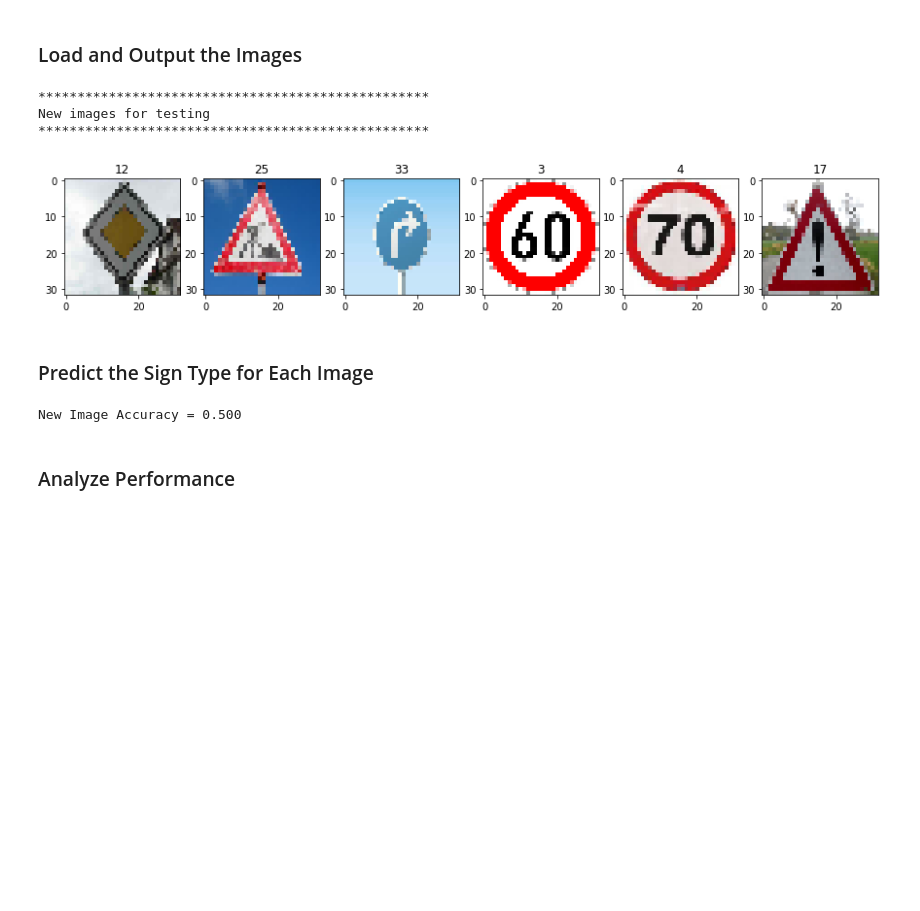
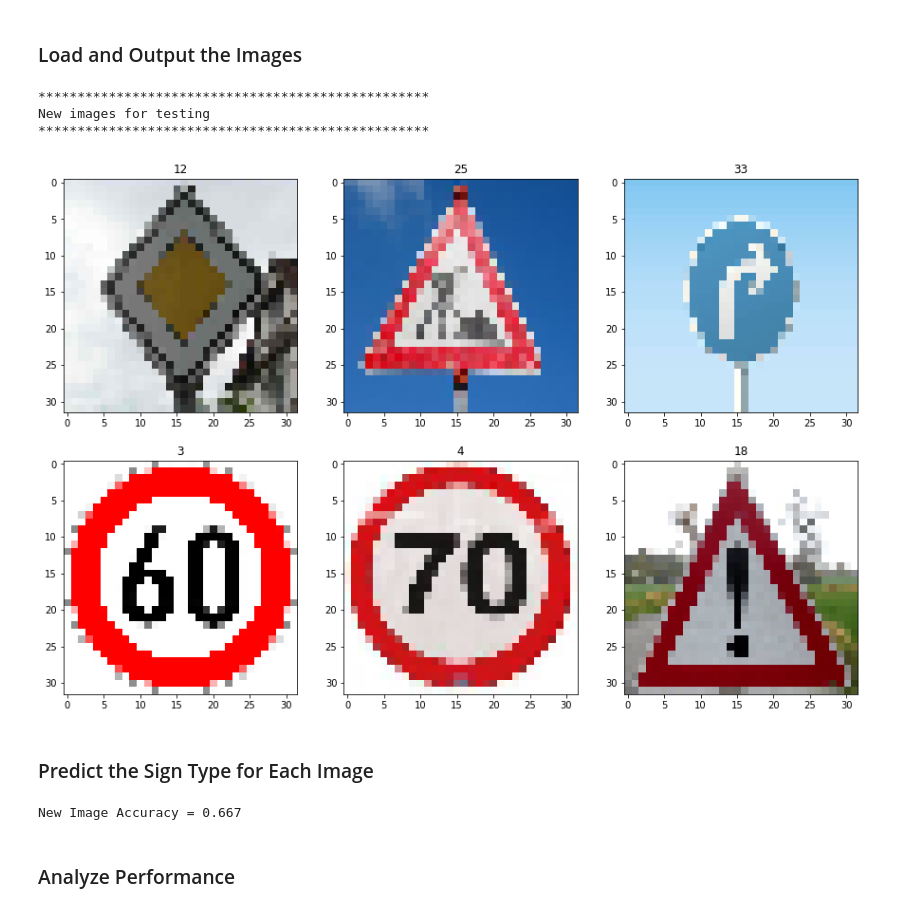
Before and after one commit to mikedef/Traffic-Sign-Classifier-Project, a Jupyter notebook: Traffic_Sign_Classifier.ipynb, the cells around one changed output. Saved outputs shown, nothing was run; the diff lists cells and outputs as text; code cells hidden in the pictures; blank space fills up the shorter version.

```diff
--- a/Traffic_Sign_Classifier.ipynb
+++ b/Traffic_Sign_Classifier.ipynb
@@ -529,29 +544,29 @@ You may find `signnames.csv` useful as it contains mappings from the class id (i
 # %%
 ### Load the images and plot them here.
 sign_names = pd.read_csv('/home/mikedef/udacity/udacity-self-driving-car/CarND-Traffic-Sign-Classifier-Project/signnames.csv')
 new_images_directory = ['./GermanSign1.jpg', 'GermanSign2.jpg', 'GermanSign3.jpg', 'GermanSign4.jpg',
                         'GermanSign5.jpg', 'GermanSign6.jpg']
-new_image_labels = [12, 25, 33, 3, 4, 17]
+new_image_labels = [12, 25, 33, 3, 4, 18]
 
 new_images = read_new_images(new_images_directory)
 
 #Plot images
 print ('*' * 50)
 print ('New images for testing')
 print ('*' * 50)
-plt.figure(figsize=(15,5))
+plt.figure(figsize=(15,10))
 for i, image in enumerate(new_images):
-    plt.subplot(2, 6, i+1)
+    plt.subplot(2, 3, i+1)
     img = new_images[i].squeeze()
     plt.imshow(img)
     plt.title(new_image_labels[i])
 
 plt.show()
 # %% [output]
 **************************************************
 New images for testing
 **************************************************
-[figure, old version]
+[figure, new version]
 # %% [markdown]
 ### Predict the Sign Type for Each Image
 # %%
@@ -567,7 +582,7 @@ with tf.Session() as sess:
     new_img_accuracy = evaluate(preprocess_new_images, new_image_labels)
     print("New Image Accuracy = {:.3f}".format(new_img_accuracy))
 # %% [output]
-New Image Accuracy = 0.500
+New Image Accuracy = 0.667
 # %% [markdown]
 ### Analyze Performance
 # %%
```
Also changed, not shown: parts of 3 cells of this notebook.
